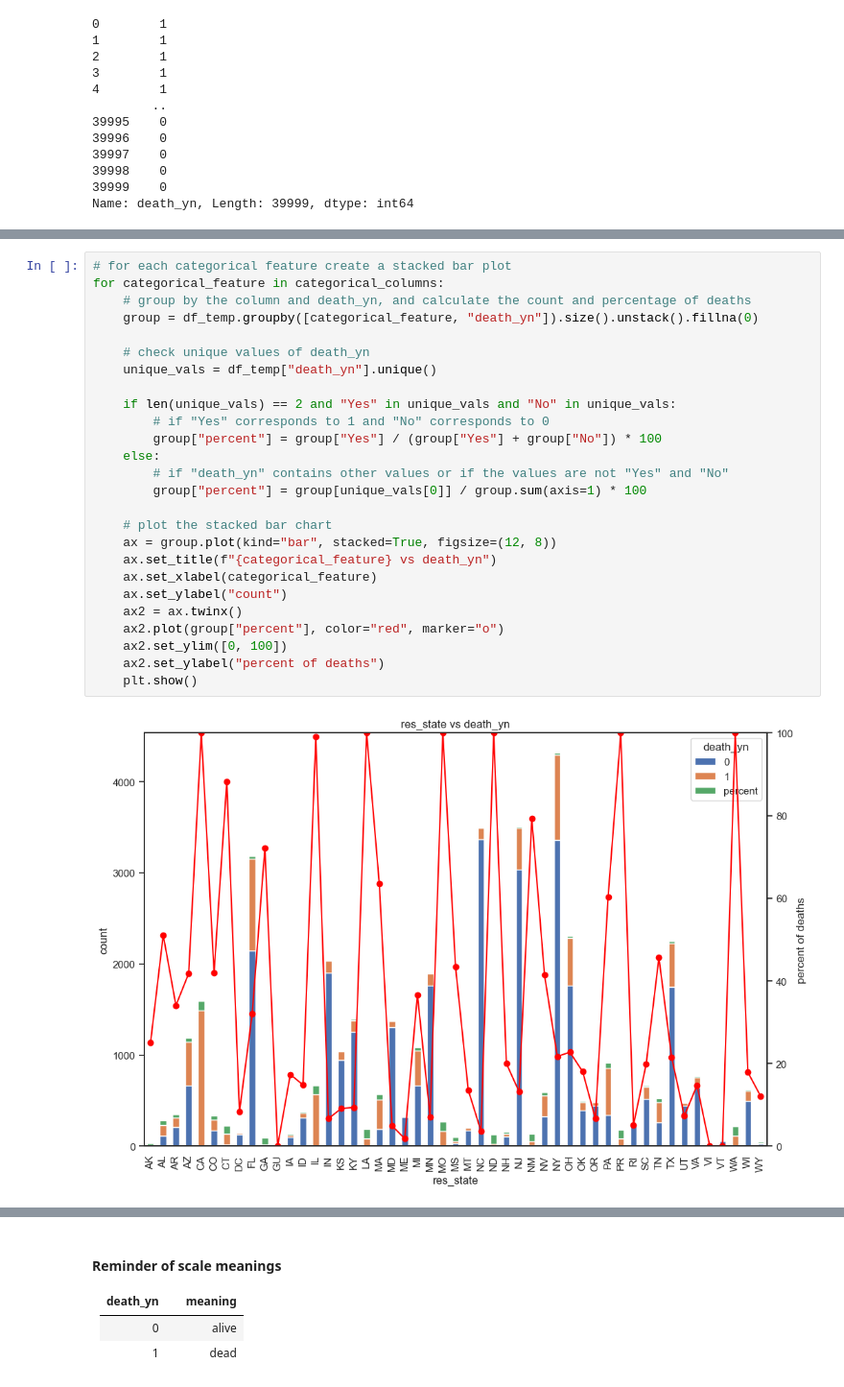
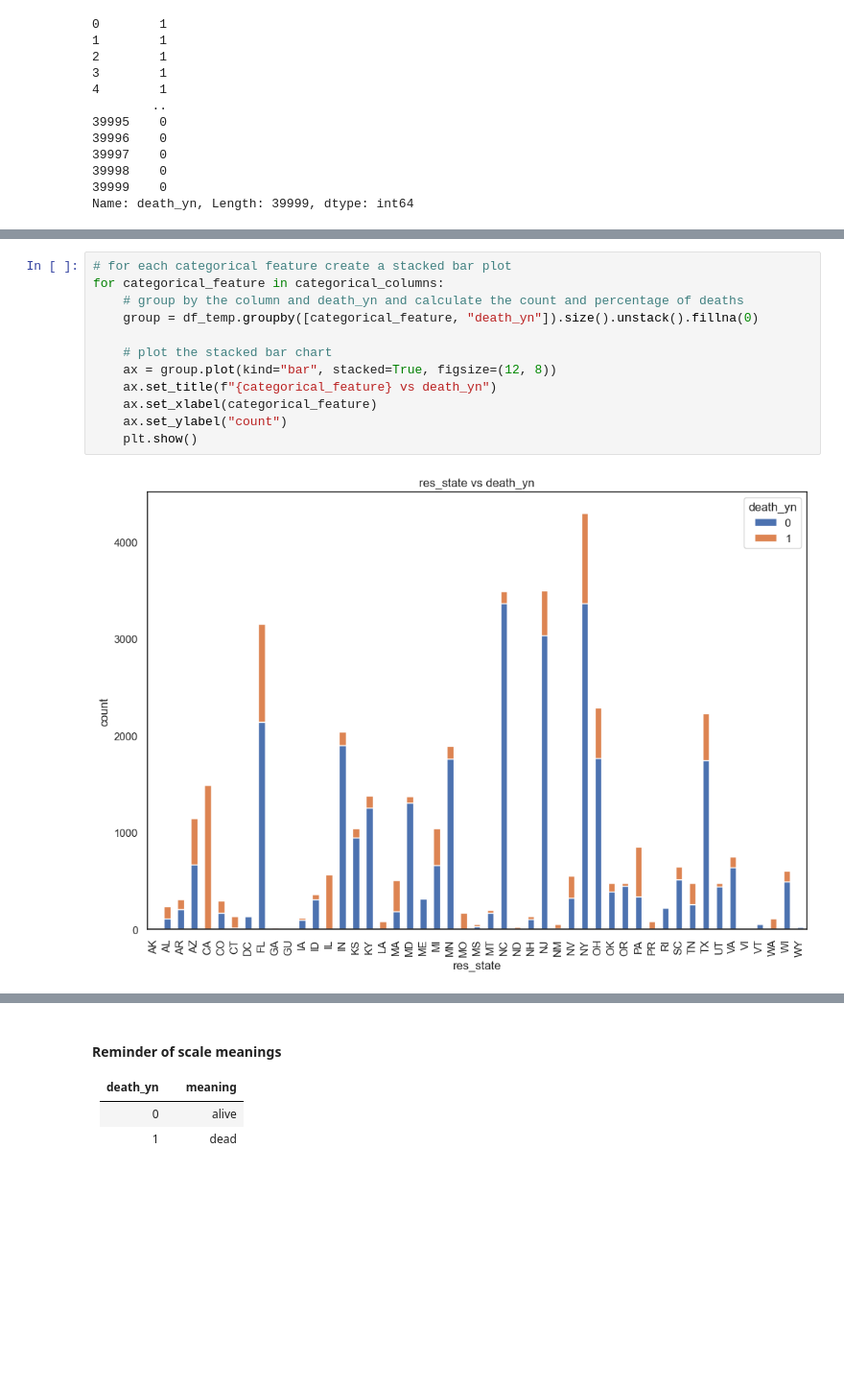
Before and after one commit to paul-od24/data_analytics_hw2, a Jupyter notebook: hw2 copy.ipynb, the cells around one changed output, grey strips where cells are left out. Shown at 96% size. Drawn from its saved outputs; the diff is of its cells as text; blank space fills up the shorter version.

```diff
--- a/hw2 copy.ipynb
+++ b/hw2 copy.ipynb
@@ -783,28 +780,14 @@ In respect of the line plits, these represents the percentage of deaths (death_y
 # %%
 # for each categorical feature create a stacked bar plot
 for categorical_feature in categorical_columns:
-    # group by the column and death_yn, and calculate the count and percentage of deaths
+    # group by the column and death_yn and calculate the count and percentage of deaths
     group = df_temp.groupby([categorical_feature, "death_yn"]).size().unstack().fillna(0)
-
-    # check unique values of death_yn
-    unique_vals = df_temp["death_yn"].unique()
-
-    if len(unique_vals) == 2 and "Yes" in unique_vals and "No" in unique_vals:
-        # if "Yes" corresponds to 1 and "No" corresponds to 0
-        group["percent"] = group["Yes"] / (group["Yes"] + group["No"]) * 100
-    else:
-        # if "death_yn" contains other values or if the values are not "Yes" and "No"
-        group["percent"] = group[unique_vals[0]] / group.sum(axis=1) * 100
 
     # plot the stacked bar chart
     ax = group.plot(kind="bar", stacked=True, figsize=(12, 8))
     ax.set_title(f"{categorical_feature} vs death_yn")
     ax.set_xlabel(categorical_feature)
     ax.set_ylabel("count")
-    ax2 = ax.twinx()
-    ax2.plot(group["percent"], color="red", marker="o")
-    ax2.set_ylim([0, 100])
-    ax2.set_ylabel("percent of deaths")
     plt.show()
 # %% [output]
-[figure, old version]
+[figure, new version]
```
Also changed, not shown: parts of 48 cells of this notebook, 3 other files.
